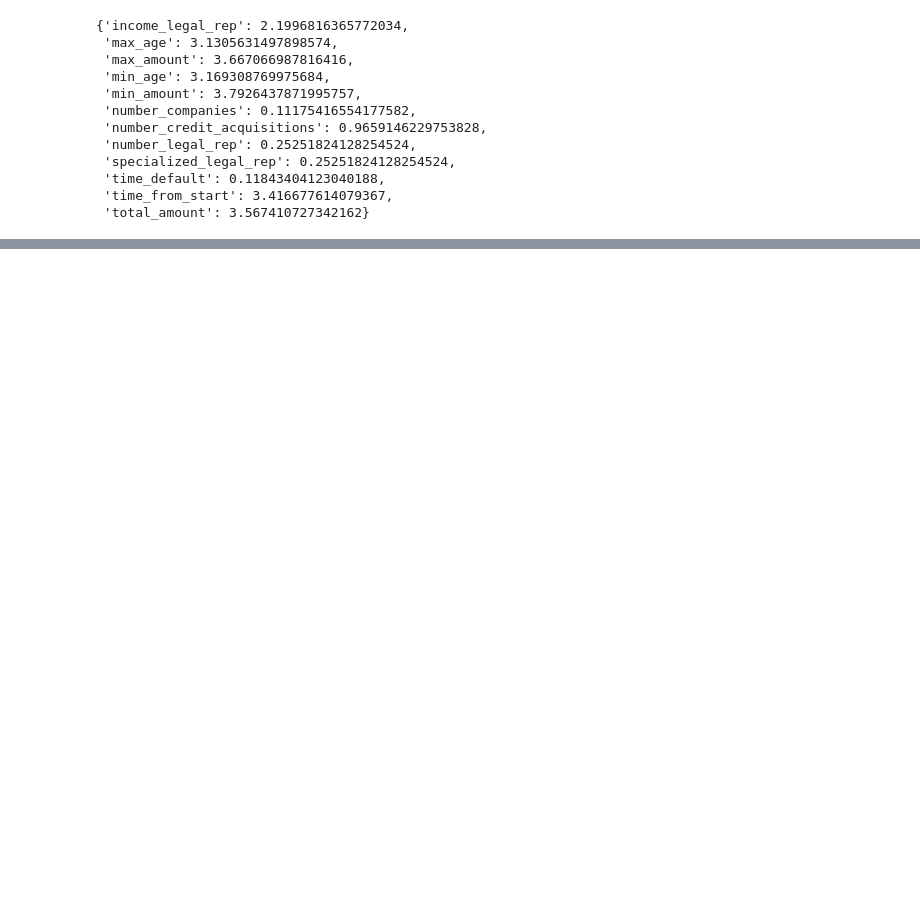
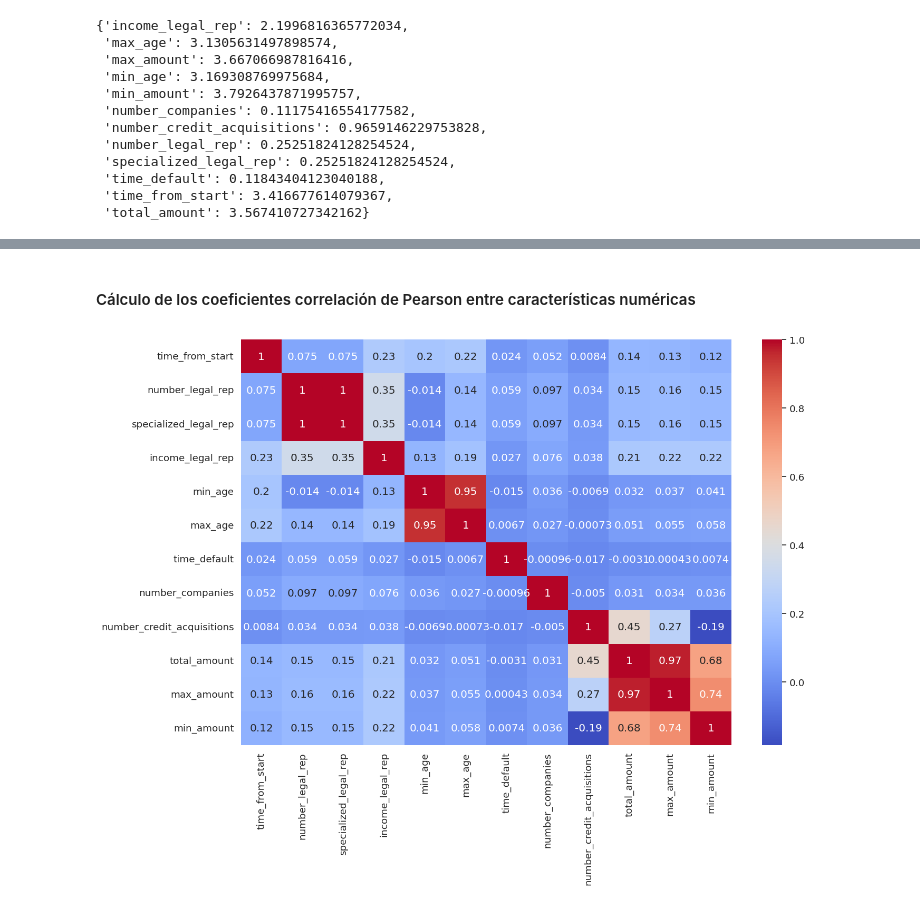
Before and after one commit to rodrigoase/bbva-data-challenge, a Jupyter notebook: Experimentacion.ipynb, the cells around one changed output, grey strips where cells are left out. Cells and saved outputs as stored; diff of their text form; code cells hidden in the pictures; blank space fills up the shorter version.

Commit message:
seleccion de caracteristicas

```diff
--- a/Experimentacion.ipynb
+++ b/Experimentacion.ipynb
@@ -356,0 +379,3 @@ dtype: int64
+# %%
+for columna in lst_caract_categ:
+    X_train[columna] = X_train[columna].astype('category')
@@ -356,0 +430,3 @@ dtype: int64
+# %%
+caract_num = X_train[lst_caract_num]
+caract_num.head()
@@ -356,0 +440,12 @@ dtype: int64
+# %% [markdown]
+#### Cálculo de los coeficientes correlación de Pearson entre características numéricas
+# %%
+def graficar_corr_num(data):
+    correlation = data.corr()
+    sns.set(font_scale=1.20)
+    plt.figure(figsize = (15,10))
+    sns.heatmap(correlation,annot=True,cmap='coolwarm')
+# %%
+graficar_corr_num(caract_num)
+# %% [output]
+[figure, added]
```
Also changed, not shown: parts of 28 cells of this notebook.
